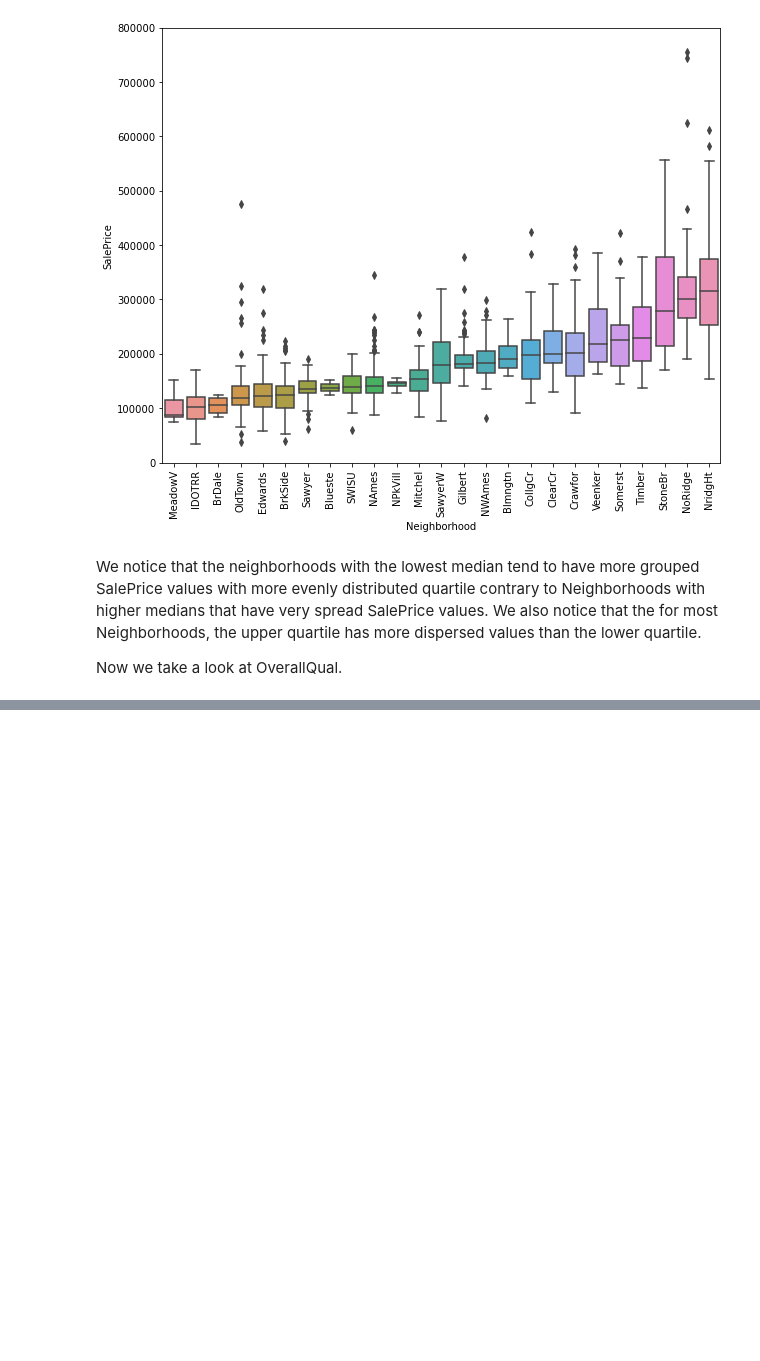
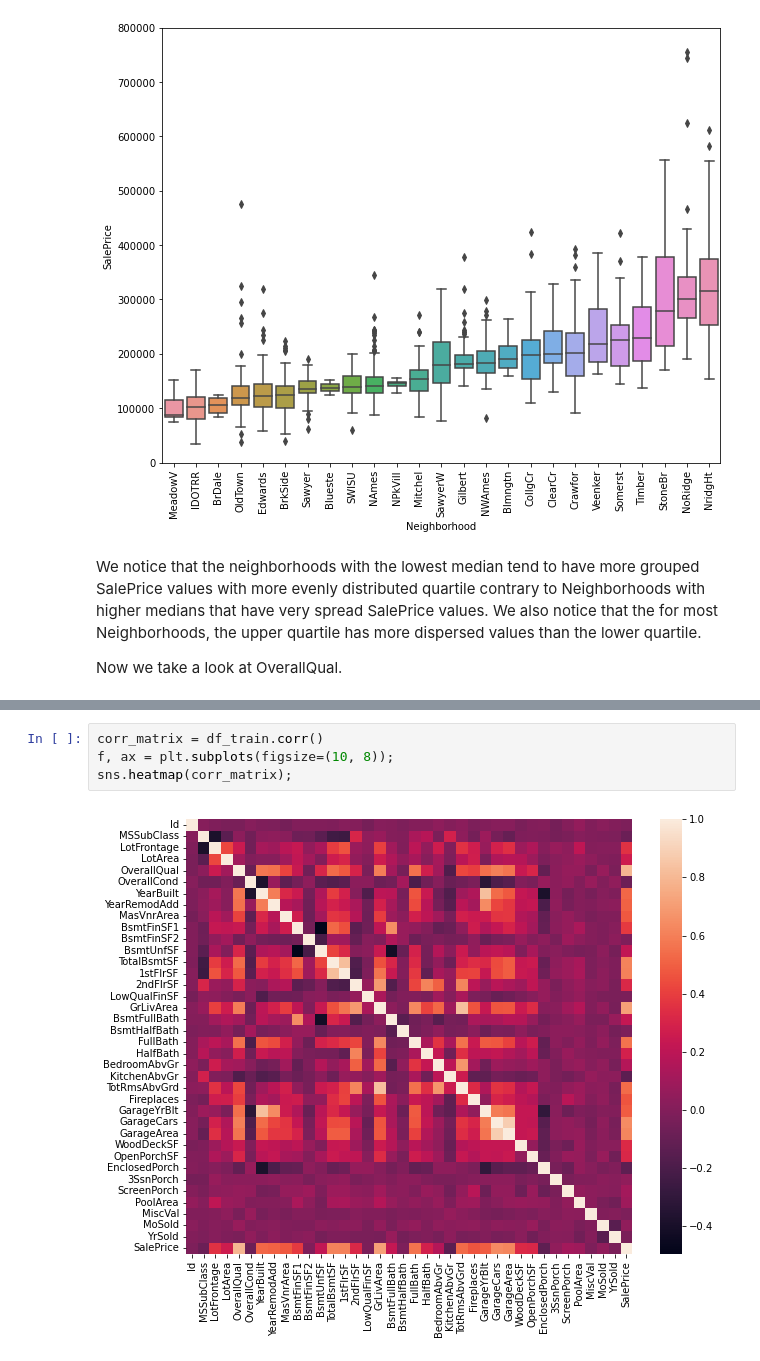
Before and after one commit to alimus22/ds_projects, a Jupyter notebook: house_prices/house_prices.ipynb, the cells around one changed output, grey strips where cells are left out. Cells and saved outputs as stored; diff of their text form; blank space fills up the shorter version.

```diff
--- a/house_prices/house_prices.ipynb
+++ b/house_prices/house_prices.ipynb
@@ -134,0 +144,6 @@ As expected, there is a linear relationship between OverallQual and SalePrice. I
+# %%
+corr_matrix = df_train.corr()
+f, ax = plt.subplots(figsize=(10, 8));
+sns.heatmap(corr_matrix);
+# %% [output]
+[figure, added]
```
Also changed, not shown: parts of 7 cells of this notebook.
